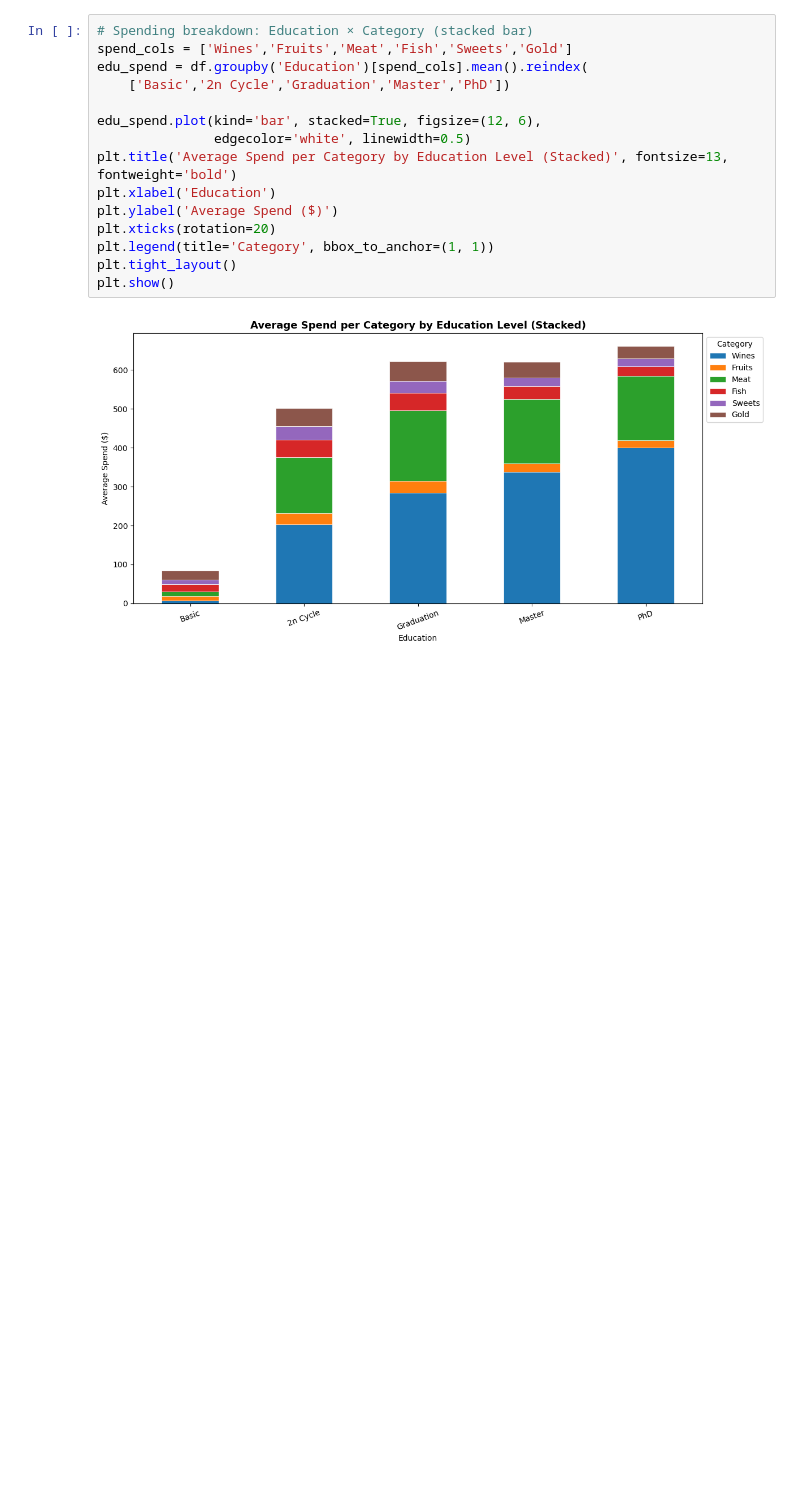
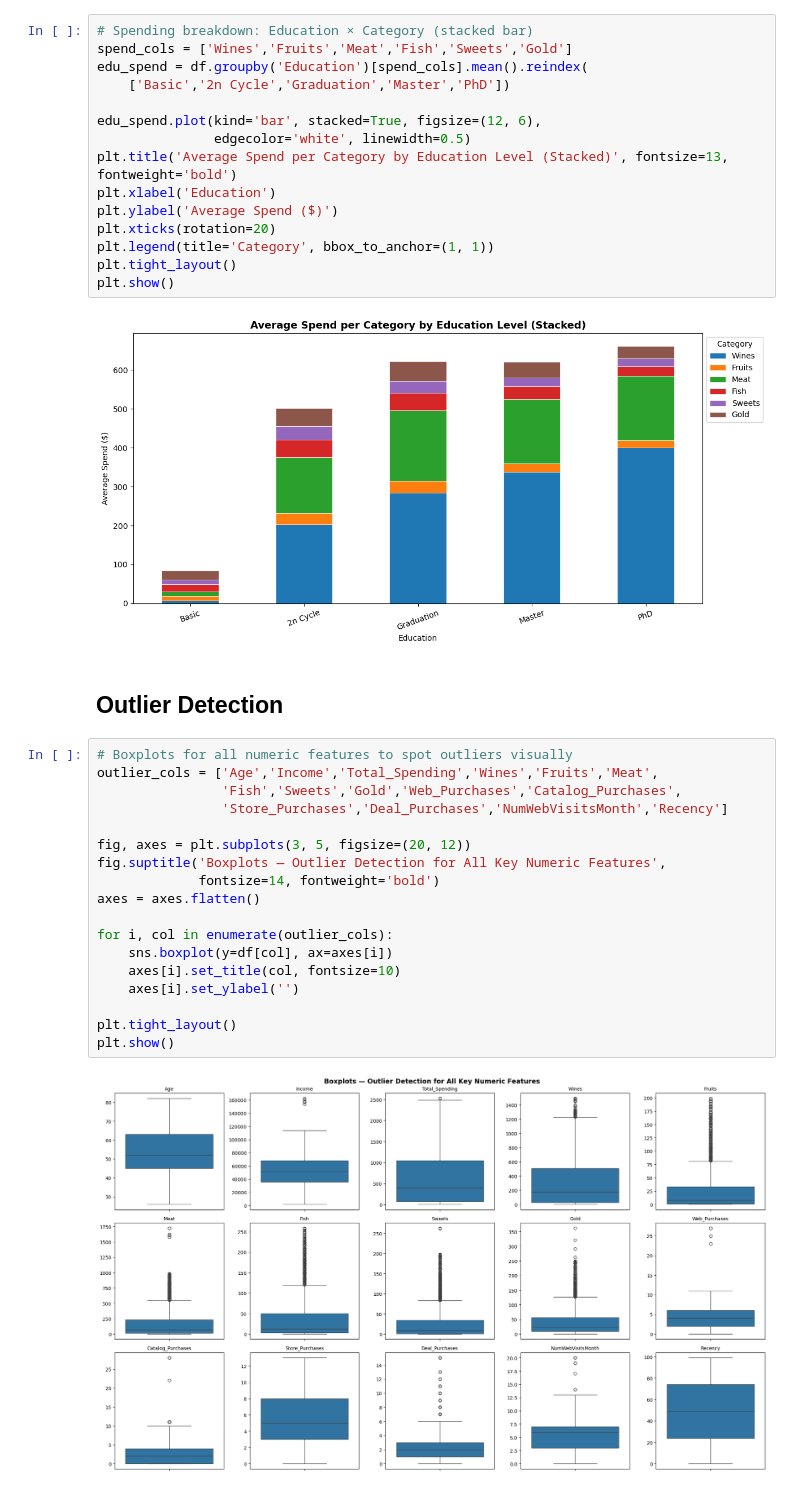
Before and after one commit to papocun/Customer-Segmentation-Project, a Jupyter notebook: Notebooks/Eda.ipynb, the cells around one changed output. Saved outputs shown, nothing was run; the diff lists cells and outputs as text; blank space fills up the shorter version.

Commit message:
Outlier Detection Process Done

```diff
--- a/Notebooks/Eda.ipynb
+++ b/Notebooks/Eda.ipynb
@@ -947,3 +947,25 @@ plt.tight_layout()
 plt.show()
 # %% [output]
 [figure]
+# %% [markdown]
+## Outlier Detection
+# %%
+# Boxplots for all numeric features to spot outliers visually
+outlier_cols = ['Age','Income','Total_Spending','Wines','Fruits','Meat',
+                'Fish','Sweets','Gold','Web_Purchases','Catalog_Purchases',
+                'Store_Purchases','Deal_Purchases','NumWebVisitsMonth','Recency']
+
+fig, axes = plt.subplots(3, 5, figsize=(20, 12))
+fig.suptitle('Boxplots — Outlier Detection for All Key Numeric Features',
+             fontsize=14, fontweight='bold')
+axes = axes.flatten()
+
+for i, col in enumerate(outlier_cols):
+    sns.boxplot(y=df[col], ax=axes[i])
+    axes[i].set_title(col, fontsize=10)
+    axes[i].set_ylabel('')
+
+plt.tight_layout()
+plt.show()
+# %% [output]
+[figure, added]
```
Also changed, not shown: parts of 2 cells of this notebook.
